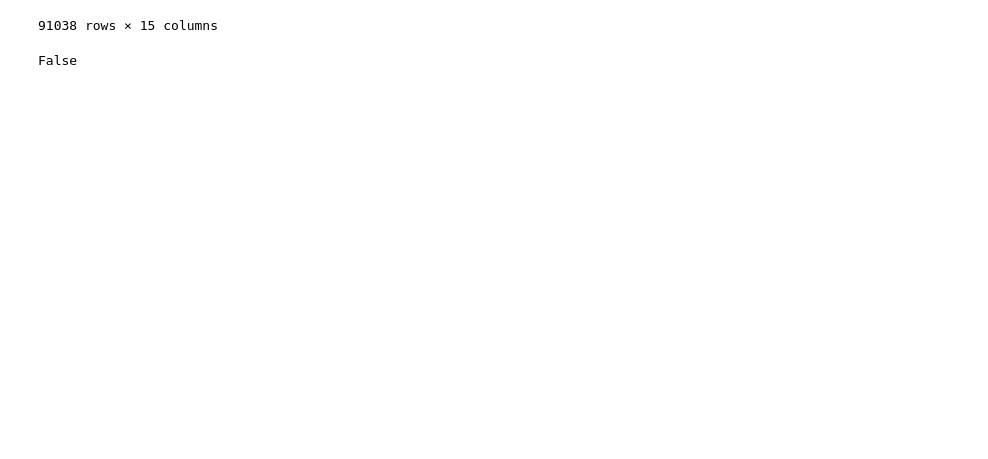
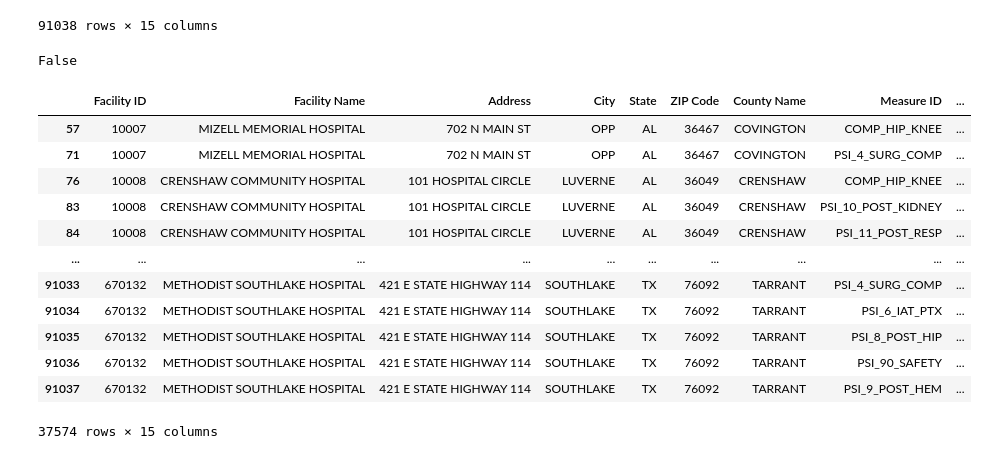
Before and after one commit to fisher1916/ETL-pipeline, a Jupyter notebook: CleanUpCMS.ipynb, the cells around one changed output. Saved outputs shown, nothing was run; the diff lists cells and outputs as text; code cells hidden in the pictures; blank space fills up the shorter version.

```diff
--- a/CleanUpCMS.ipynb
+++ b/CleanUpCMS.ipynb
@@ -46,0 +45,18 @@ False
+# %%
+#find hospitals with not available or in score column
+cms_df_na_drop = CMS_df.loc[CMS_df["Score"] == "Not Available"]
+cms_df_na_drop
+# %% [output]
+|  | Facility ID | Facility Name | Address | City | State | ZIP Code | County Name | Measure ID | ... |
+| 57 | 10007 | MIZELL MEMORIAL HOSPITAL | 702 N MAIN ST | OPP | AL | 36467 | COVINGTON | COMP_HIP_KNEE | ... |
+| 71 | 10007 | MIZELL MEMORIAL HOSPITAL | 702 N MAIN ST | OPP | AL | 36467 | COVINGTON | PSI_4_SURG_COMP | ... |
+| 76 | 10008 | CRENSHAW COMMUNITY HOSPITAL | 101 HOSPITAL CIRCLE | LUVERNE | AL | 36049 | CRENSHAW | COMP_HIP_KNEE | ... |
+| 83 | 10008 | CRENSHAW COMMUNITY HOSPITAL | 101 HOSPITAL CIRCLE | LUVERNE | AL | 36049 | CRENSHAW | PSI_10_POST_KIDNEY | ... |
+| 84 | 10008 | CRENSHAW COMMUNITY HOSPITAL | 101 HOSPITAL CIRCLE | LUVERNE | AL | 36049 | CRENSHAW | PSI_11_POST_RESP | ... |
+| ... | ... | ... | ... | ... | ... | ... | ... | ... | ... |
+| 91033 | 670132 | METHODIST SOUTHLAKE HOSPITAL | 421 E STATE HIGHWAY 114 | SOUTHLAKE | TX | 76092 | TARRANT | PSI_4_SURG_COMP | ... |
+| 91034 | 670132 | METHODIST SOUTHLAKE HOSPITAL | 421 E STATE HIGHWAY 114 | SOUTHLAKE | TX | 76092 | TARRANT | PSI_6_IAT_PTX | ... |
+| 91035 | 670132 | METHODIST SOUTHLAKE HOSPITAL | 421 E STATE HIGHWAY 114 | SOUTHLAKE | TX | 76092 | TARRANT | PSI_8_POST_HIP | ... |
+| 91036 | 670132 | METHODIST SOUTHLAKE HOSPITAL | 421 E STATE HIGHWAY 114 | SOUTHLAKE | TX | 76092 | TARRANT | PSI_90_SAFETY | ... |
+| 91037 | 670132 | METHODIST SOUTHLAKE HOSPITAL | 421 E STATE HIGHWAY 114 | SOUTHLAKE | TX | 76092 | TARRANT | PSI_9_POST_HEM | ... |
+37574 rows × 15 columns
```
Also changed, not shown: parts of 3 cells of this notebook.
